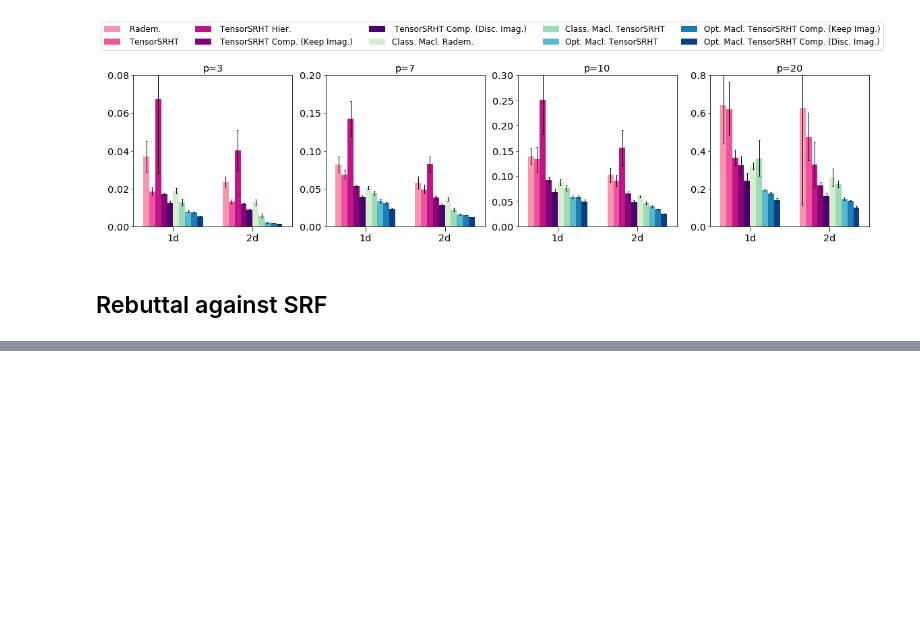
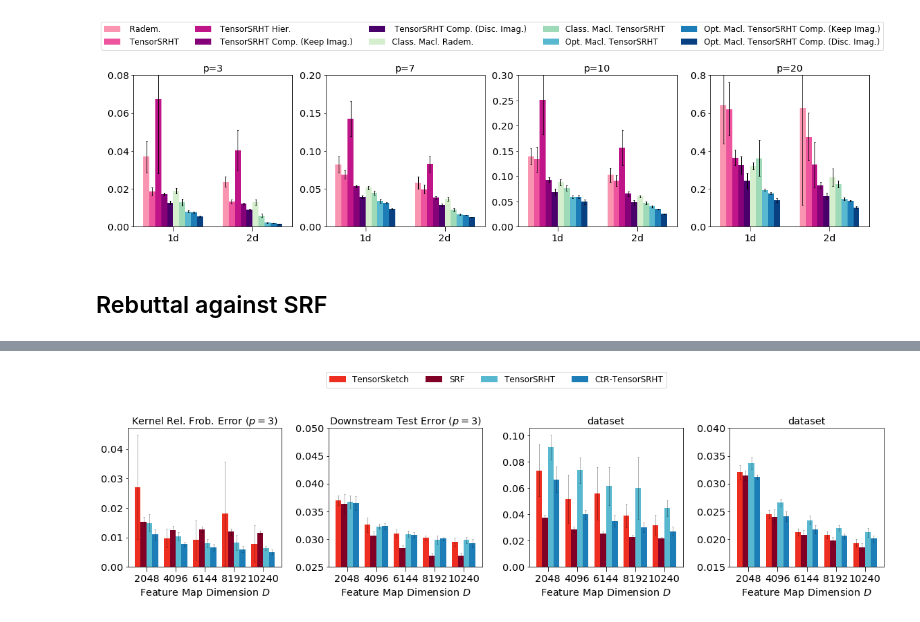
Before and after one commit to joneswack/dp-rfs, a Jupyter notebook: notebooks/bar-plot-visualization.ipynb, the cells around one changed output, grey strips where cells are left out. Drawn from its saved outputs; the diff is of its cells as text; code cells hidden in the pictures; blank space fills up the shorter version.

```diff
--- a/notebooks/bar-plot-visualization.ipynb
+++ b/notebooks/bar-plot-visualization.ipynb
@@ -574,0 +575,22 @@ plt.show()
+# %%
+csv_files = [
+    '../csv/poly3_approx_ctr/MNIST_d1024_n70000.csv',
+    '../csv/poly10_approx_ctr/MNIST_d1024_n70000.csv',
+#     '../csv/poly10_approx/FashionMNIST_d1024_n70000.csv',
+#     '../csv/poly20_approx/FashionMNIST_d1024_n70000.csv'
+]
+
+fig, axes = plt.subplots(ncols=4, nrows=1, figsize=(16, 4))
+plot_csv(axes[0], csv_files[0], configs, error_field='k_rel_frob_error', title='Kernel Rel. Frob. Error $(p=3)$')
+plot_csv(axes[1], csv_files[0], configs, error_field='test_error', y_lim=(0.025, 0.05), title='Downstream Test Error $(p=3)$')
+plot_csv(axes[2], csv_files[1], configs, error_field='k_rel_frob_error')
+plot_csv(axes[3], csv_files[1], configs, error_field='test_error', y_lim=(0.015, 0.04))
+
+handles, labels = axes[0].get_legend_handles_labels()
+
+plt.tight_layout()
+legend = plt.figlegend(handles=handles, labels=labels, loc='upper center', ncol=4, bbox_to_anchor = (0,0.35,1.01,0.85), bbox_transform=plt.gcf().transFigure)
+# plt.savefig('../figures/poly_approx/frob_comparison_fmnist.pdf', dpi=300, bbox_extra_artists=(legend,), bbox_inches='tight')
+plt.show()
+# %% [output]
+[figure, added]
```
Also changed, not shown: parts of 3 cells of this notebook, 11 other files.
